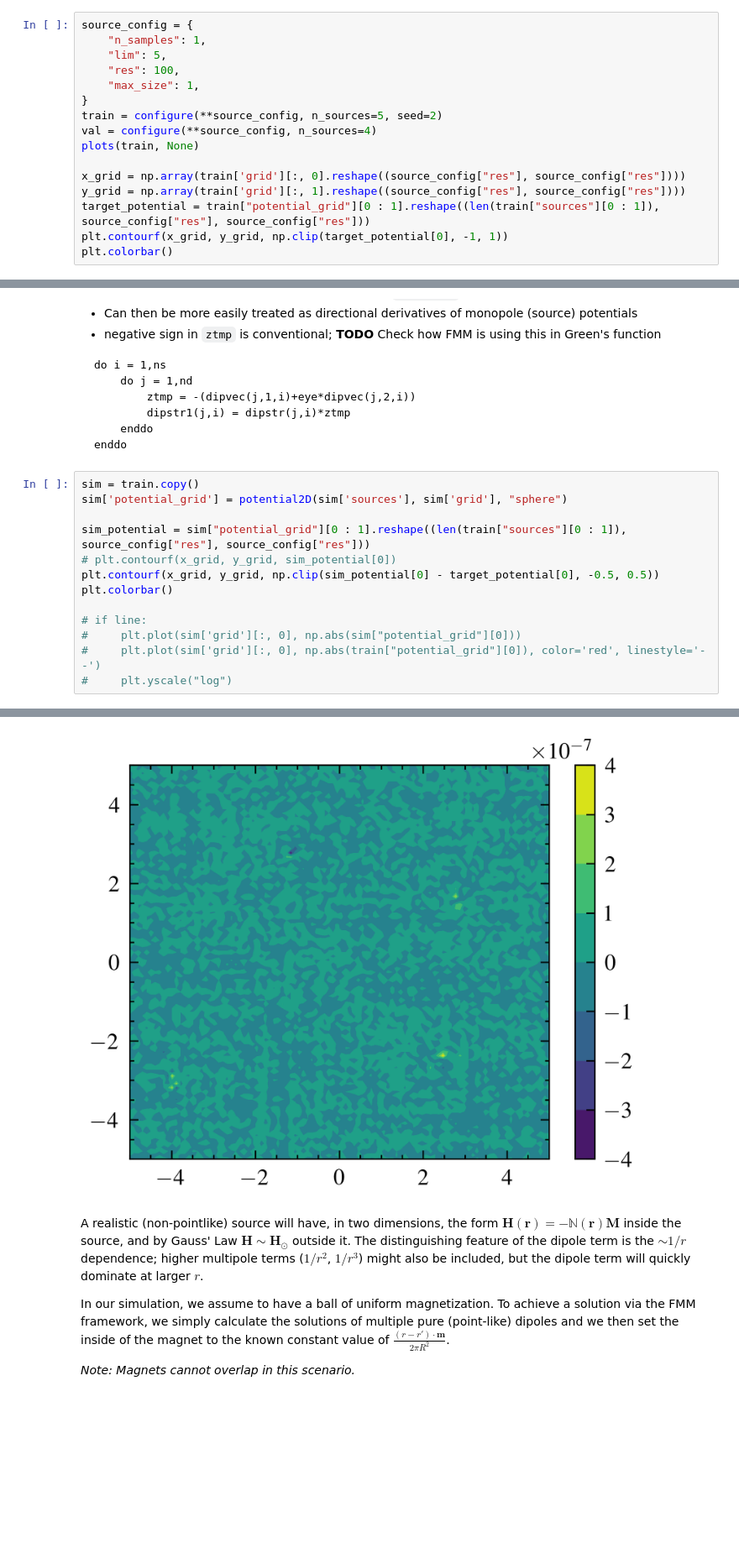
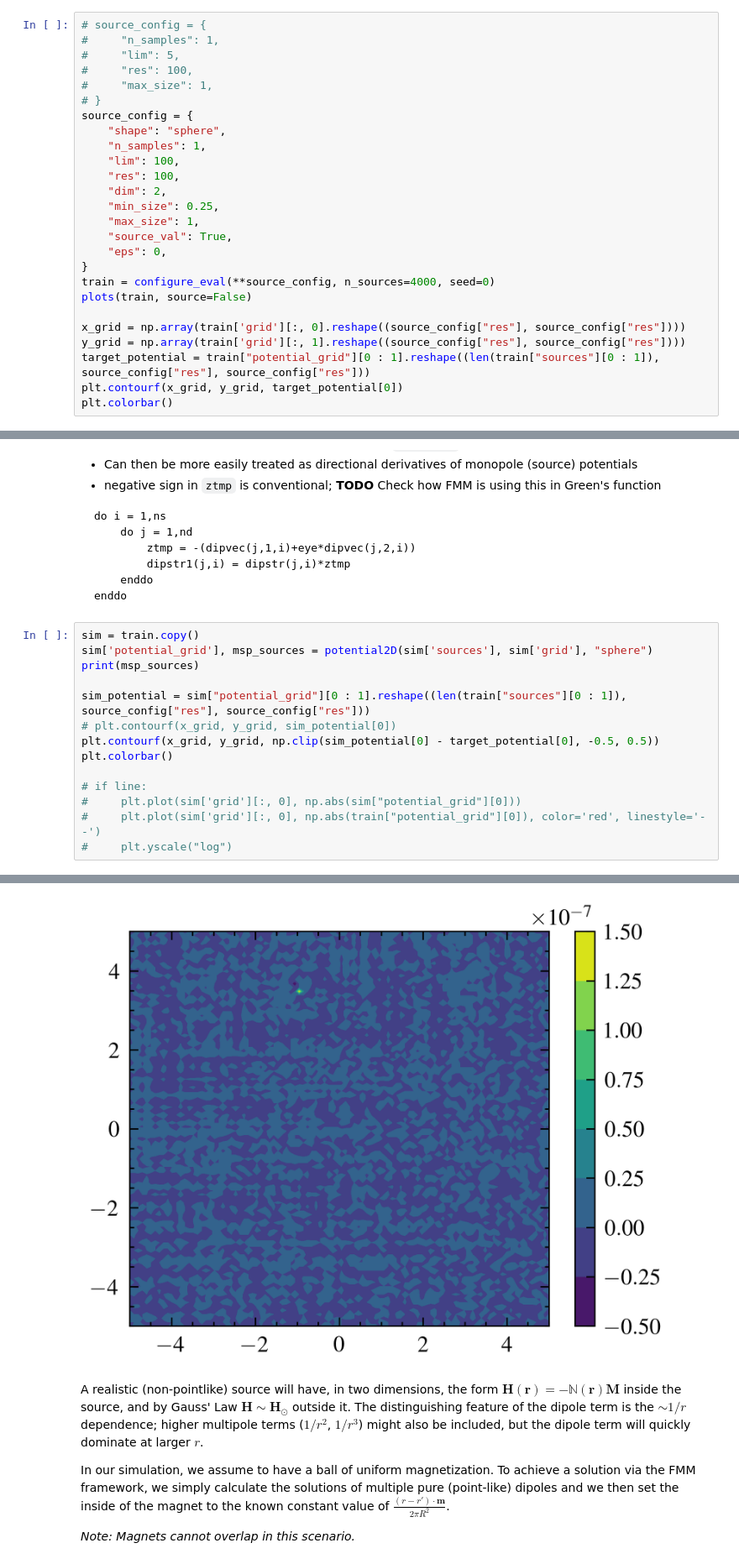
Before and after one commit to cmt-dtu-energy/hypermagnetics, a Jupyter notebook: nbs/fmm.ipynb, the cells around one changed output, grey strips where cells are left out. Shown at 84% size. Saved outputs shown, nothing was run; the diff lists cells and outputs as text; blank space fills up the shorter version.

Commit message:
Eval FMM for source locations and runtime

````diff
--- a/nbs/fmm.ipynb
+++ b/nbs/fmm.ipynb
@@ -22,19 +22,29 @@ The dipole field at $\mathbf{r}$ from a collection of point-like sources with mo
 
 We generate random samples to serve as the training data, precomputing the target potential values. First, we describe the collection of sources.
 # %%
+# source_config = {
+#     "n_samples": 1,
+#     "lim": 5,
+#     "res": 100,
+#     "max_size": 1,
+# }
 source_config = {
+    "shape": "sphere",
     "n_samples": 1,
-    "lim": 5,
+    "lim": 100,
     "res": 100,
+    "dim": 2,
+    "min_size": 0.25,
     "max_size": 1,
+    "source_val": True,
+    "eps": 0,
 }
-train = configure(**source_config, n_sources=5, seed=2)
-val = configure(**source_config, n_sources=4)
-plots(train, None)
+train = configure_eval(**source_config, n_sources=4000, seed=0)
+plots(train, source=False)
 
 x_grid = np.array(train['grid'][:, 0].reshape((source_config["res"], source_config["res"])))
 y_grid = np.array(train['grid'][:, 1].reshape((source_config["res"], source_config["res"])))
 target_potential = train["potential_grid"][0 : 1].reshape((len(train["sources"][0 : 1]), source_config["res"], source_config["res"]))
-plt.contourf(x_grid, y_grid, np.clip(target_potential[0], -1, 1))
+plt.contourf(x_grid, y_grid, target_potential[0])
 plt.colorbar()
 # %% [output]
@@ -58,7 +68,8 @@ enddo
 ```
 # %%
 sim = train.copy()
-sim['potential_grid'] = potential2D(sim['sources'], sim['grid'], "sphere")
+sim['potential_grid'], msp_sources = potential2D(sim['sources'], sim['grid'], "sphere")
+print(msp_sources)
 
 sim_potential = sim["potential_grid"][0 : 1].reshape((len(train["sources"][0 : 1]), source_config["res"], source_config["res"]))
 # plt.contourf(x_grid, y_grid, sim_potential[0])
@@ -74,4 +86,4 @@ plt.colorbar()
-[figure, old version]
+[figure, new version]
 # %% [markdown]
 A realistic (non-pointlike) source will have, in two dimensions, the form $\mathbf{H}(\mathbf{r}) = - \mathbb{N}(\mathbf{r})\mathbf{M}$ inside the source, and by Gauss' Law $\mathbf{H} \sim \mathbf{H}_\odot$ outside it. The distinguishing feature of the dipole term is the $\sim 1/r$ dependence; higher multipole terms ($1/r^2$, $1/r^3$) might also be included, but the dipole term will quickly dominate at larger $r$.
 
````
Also changed, not shown: parts of 3 cells of this notebook, 4 other files.
